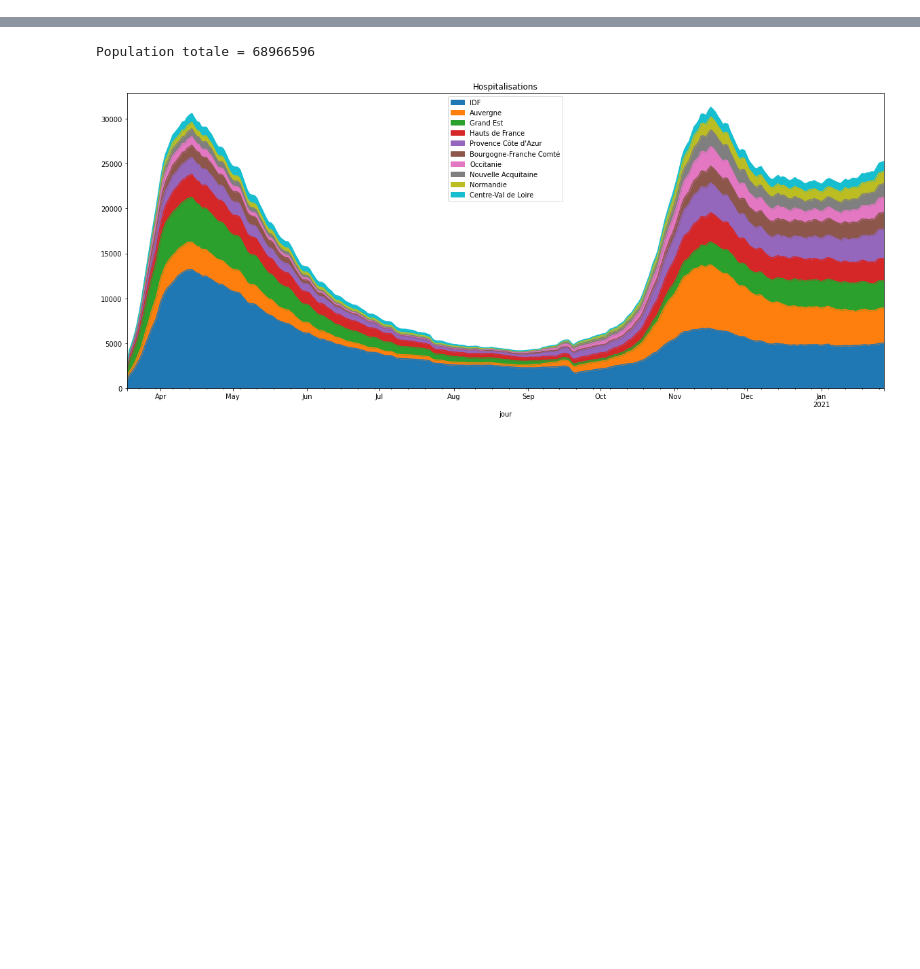
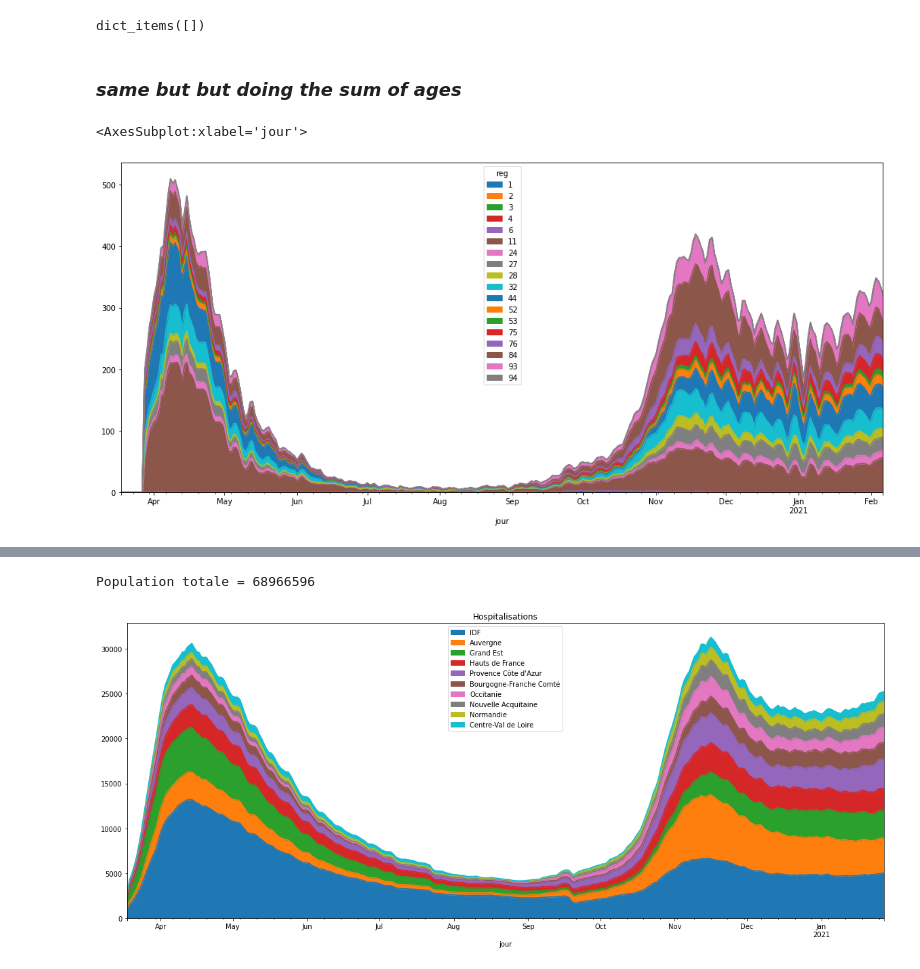
Before and after one commit to fguilleme/deces, a Jupyter notebook: covid-par-region.ipynb, the cells around one changed output, grey strips where cells are left out. Cells and saved outputs as stored; diff of their text form; code cells hidden in the pictures; blank space fills up the shorter version.

```diff
--- a/covid-par-region.ipynb
+++ b/covid-par-region.ipynb
@@ -0,0 +60,20 @@
+# %%
+a=dict()
+a.items()
+# %% [output]
+dict_items([])
+# %% [markdown]
+### *same but but doing the sum of ages*
+# %%
+csv[csv['cl_age90'] > 0].drop(columns=['rad', 'rea', 'hosp'])\
+    .groupby(['jour', 'reg', 'cl_age90'])\
+    .sum()\
+    .unstack('cl_age90')\
+    .sum(axis=1)\
+    .unstack('reg')\
+    .diff()\
+    .clip(0).rolling(10).median()\
+    .plot.area(stacked=True, figsize=(18,8))
+# %% [output]
+<AxesSubplot:xlabel='jour'>
+[figure, added]
```
Also changed, not shown: parts of 6 cells of this notebook, 2 other files.
